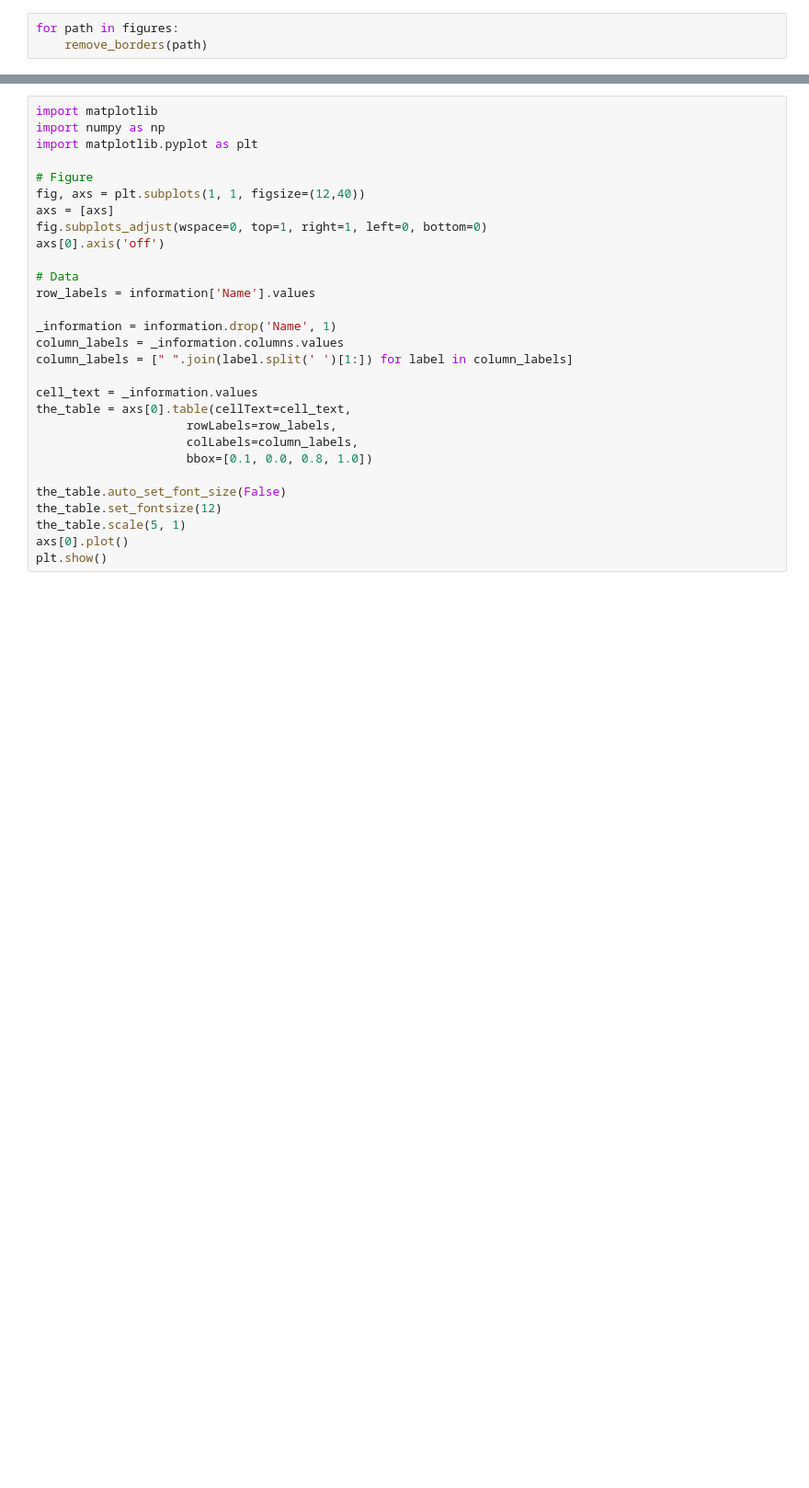
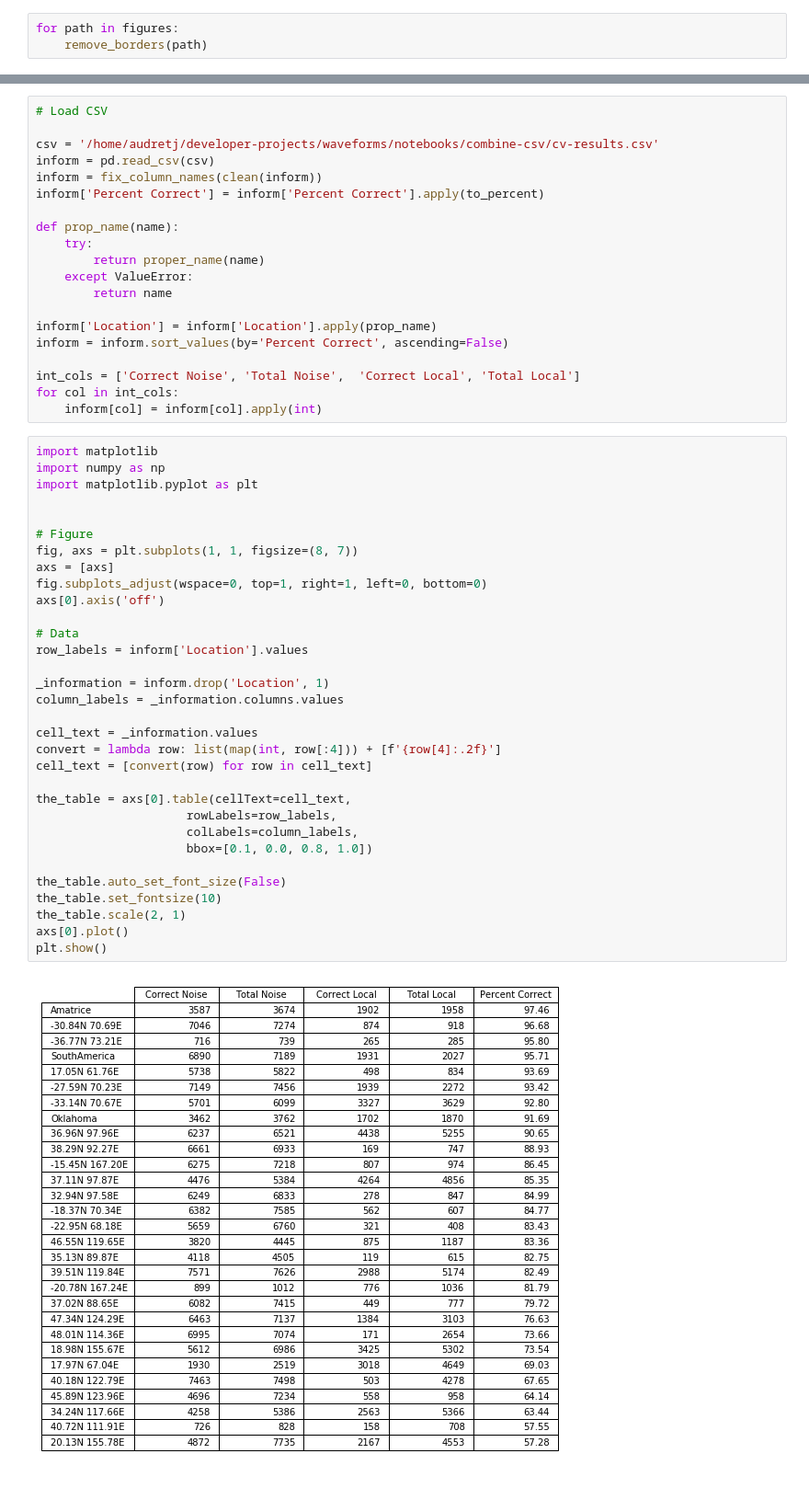
Before and after one commit to jamesaud/seismic-analysis-toolbox, a Jupyter notebook: figures/waveform_density.ipynb, the cells around one changed output, grey strips where cells are left out. Shown at 92% size. Drawn from its saved outputs; the diff is of its cells as text; blank space fills up the shorter version.

```diff
--- a/figures/waveform_density.ipynb
+++ b/figures/waveform_density.ipynb
@@ -270,29 +318,54 @@ image
+# %%
+# Load CSV
+
+csv = '/home/audretj/developer-projects/waveforms/notebooks/combine-csv/cv-results.csv'
+inform = pd.read_csv(csv)
+inform = fix_column_names(clean(inform))
+inform['Percent Correct'] = inform['Percent Correct'].apply(to_percent)
+
+def prop_name(name):
+    try:
+        return proper_name(name)
+    except ValueError:
+        return name
+
+inform['Location'] = inform['Location'].apply(prop_name)
+inform = inform.sort_values(by='Percent Correct', ascending=False)
+
+int_cols = ['Correct Noise', 'Total Noise',  'Correct Local', 'Total Local']
+for col in int_cols:
+    inform[col] = inform[col].apply(int)
 # %%
 import matplotlib
 import numpy as np
 import matplotlib.pyplot as plt
 
+
 # Figure
-fig, axs = plt.subplots(1, 1, figsize=(12,40))
+fig, axs = plt.subplots(1, 1, figsize=(8, 7))
 axs = [axs]
 fig.subplots_adjust(wspace=0, top=1, right=1, left=0, bottom=0)
 axs[0].axis('off')
 
 # Data
-row_labels = information['Name'].values
+row_labels = inform['Location'].values
 
-_information = information.drop('Name', 1)
+_information = inform.drop('Location', 1)
 column_labels = _information.columns.values
-column_labels = [" ".join(label.split(' ')[1:]) for label in column_labels]
 
 cell_text = _information.values
+convert = lambda row: list(map(int, row[:4])) + [f'{row[4]:.2f}']
+cell_text = [convert(row) for row in cell_text]
+
 the_table = axs[0].table(cellText=cell_text,
                      rowLabels=row_labels,
                      colLabels=column_labels,
                      bbox=[0.1, 0.0, 0.8, 1.0])
 
 the_table.auto_set_font_size(False)
-the_table.set_fontsize(12)
-the_table.scale(5, 1)
+the_table.set_fontsize(10)
+the_table.scale(2, 1)
 axs[0].plot()
 plt.show()
+# %% [output]
+[figure, added]
```
Also changed, not shown: parts of 11 cells of this notebook, 6 other files.
